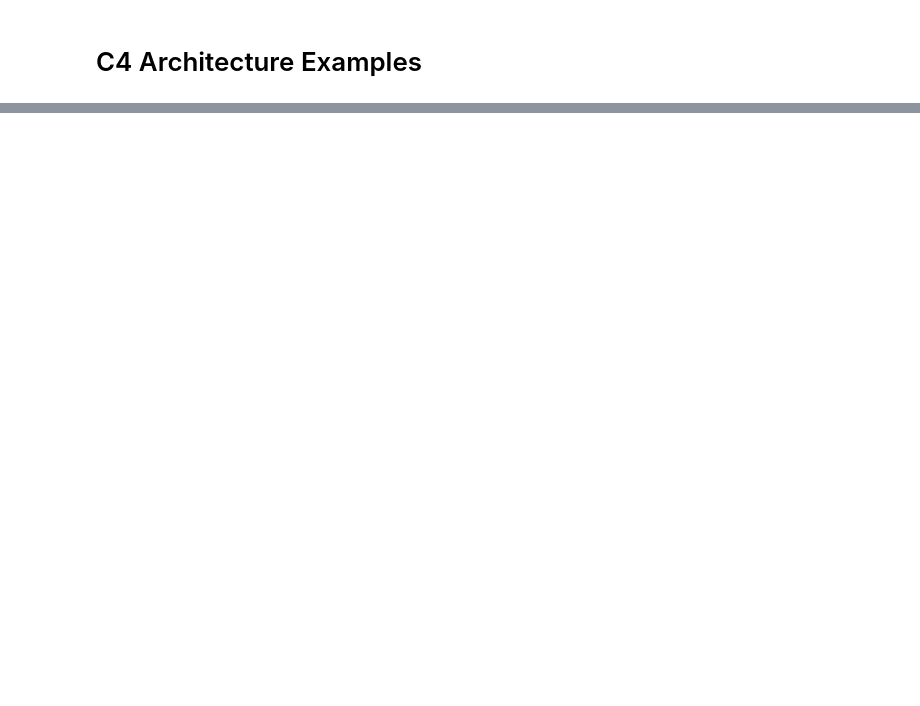
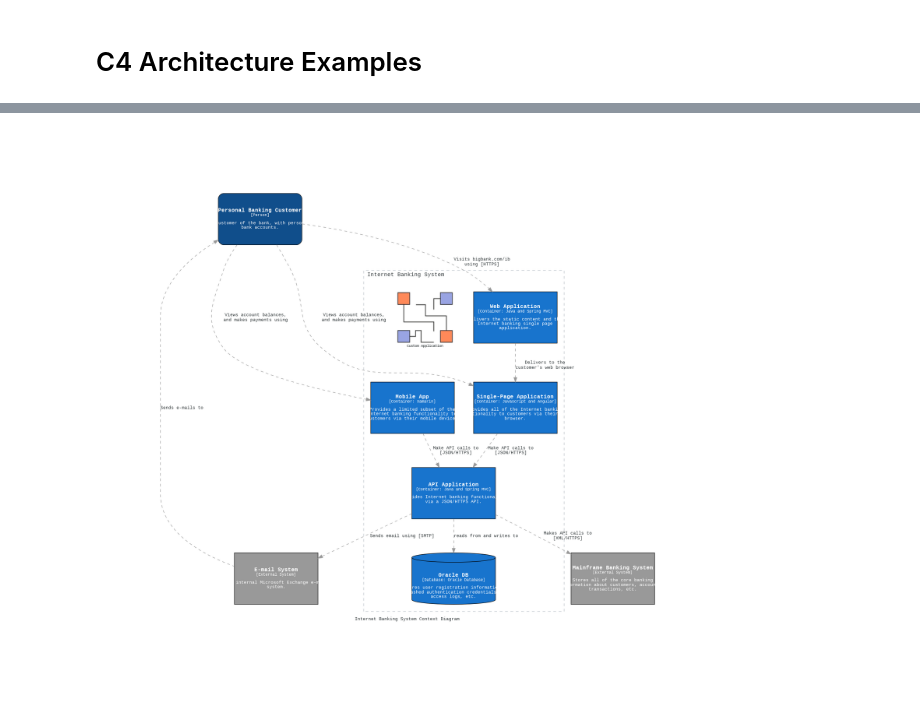
Before and after one commit to 7ft10/C4ArchitectureExamples, a Jupyter notebook: C4_Architecture_Examples.ipynb, the cells around one changed output, grey strips where cells are left out. Cells and saved outputs as stored; diff of their text form; code cells hidden in the pictures; blank space fills up the shorter version.

```diff
--- a/C4_Architecture_Examples.ipynb
+++ b/C4_Architecture_Examples.ipynb
@@ -195,3 +108,3 @@ with Diagram(** internet_banking_system_settings) as internet_banking_system_con
 # %%
-SVG('/content/internet_banking_system_context_diagram.svg')
+Image('/content/internet_banking_system_context_diagram.png')
 # %% [output]
@@ -198,0 +111 @@ SVG('/content/internet_banking_system_context_diagram.svg')
+[figure, added]
```
Also changed, not shown: parts of 6 cells of this notebook.
